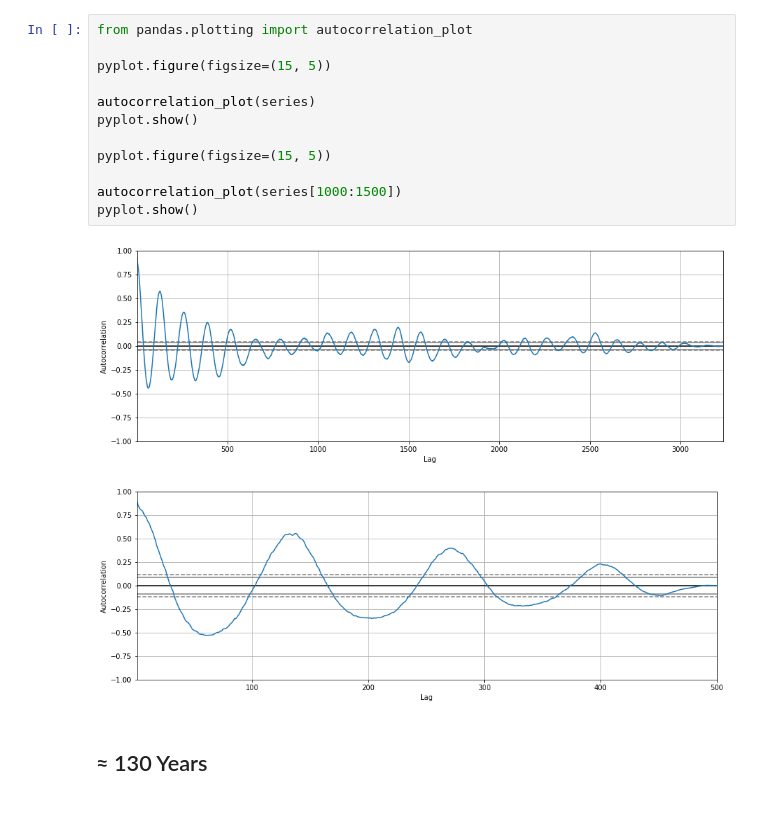
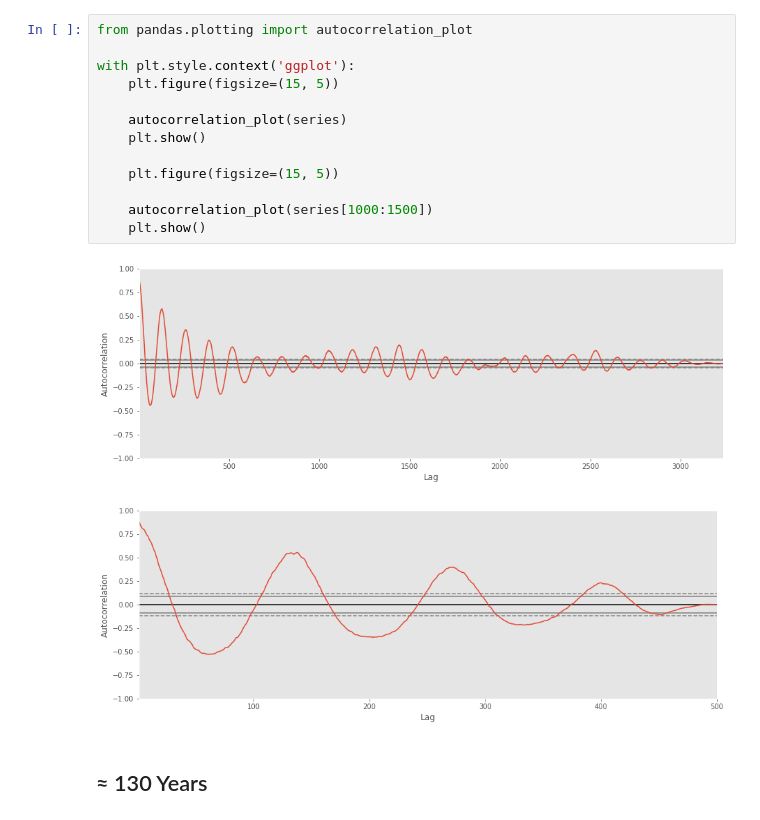
Before and after one commit to AliaksandrStasiuk/master_machine_learning_2, a Jupyter notebook: 8/8.ipynb, the cells around one changed output. Saved outputs shown, nothing was run; the diff lists cells and outputs as text.

```diff
--- a/8/8.ipynb
+++ b/8/8.ipynb
@@ -21,17 +35,18 @@ Name: Monthly Mean Total Sunspot Number, dtype: float64
 # %%
 from pandas.plotting import autocorrelation_plot
 
-pyplot.figure(figsize=(15, 5))
+with plt.style.context('ggplot'):
+    plt.figure(figsize=(15, 5))
 
-autocorrelation_plot(series)
-pyplot.show()
+    autocorrelation_plot(series)
+    plt.show()
 
-pyplot.figure(figsize=(15, 5))
+    plt.figure(figsize=(15, 5))
 
-autocorrelation_plot(series[1000:1500])
-pyplot.show()
+    autocorrelation_plot(series[1000:1500])
+    plt.show()
 # %% [output]
-[figure, old version]
+[figure, new version]
-[figure, old version]
+[figure, new version]
 # %% [markdown]
 ## ≈ 130 Years
```
Also changed, not shown: parts of 19 cells of this notebook, 1 other file.
